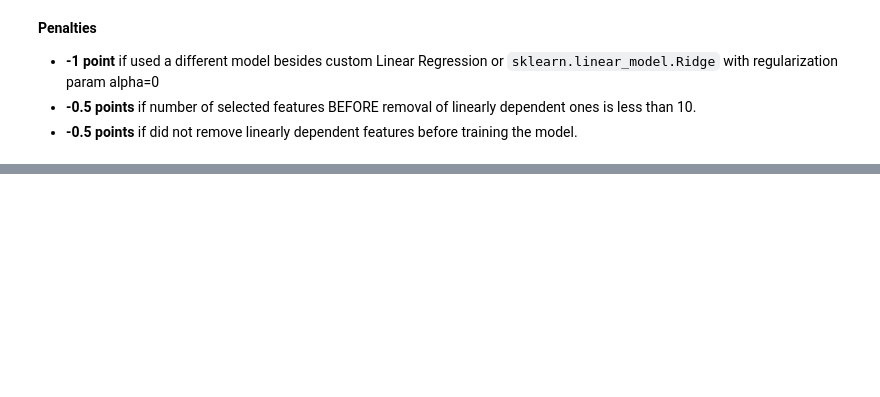
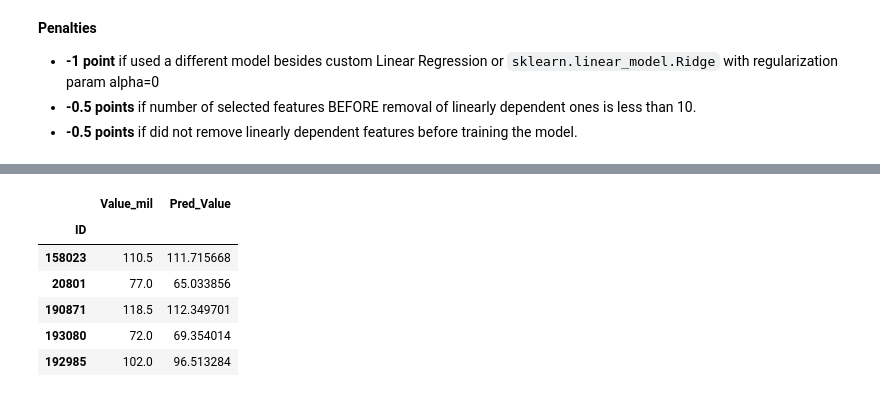
Before and after one commit to palinkapro/RS_School_ML_intro_p_1, a Jupyter notebook: 2_Linear_regression/palinkapro_rs_2lr.ipynb, the cells around one changed output, grey strips where cells are left out. Drawn from its saved outputs; the diff is of its cells as text; code cells hidden in the pictures; blank space fills up the shorter version.

```diff
--- a/2_Linear_regression/palinkapro_seminar_and_homework-Copy1.ipynb
+++ b/2_Linear_regression/palinkapro_rs_2lr.ipynb
@@ -481,3 +509 @@ Curve                       0.287235
 Name: Value_mil, dtype: float64
-# %%
-feat = corr_target.head(15).index.values
@@ -567,0 +569,12 @@ w_0 = -31.14105651690396, w_1, w_2, w_3, w_4, w_5 = [0.50621732]
+# %%
+data['Pred_Value'] = lr.predict(data[features].values)
+# %%
+data[['Value_mil', 'Pred_Value']].head()
+# %% [output]
+|  | Value_mil | Pred_Value |
+| ID |  |  |
+| 158023 | 110.5 | 111.715668 |
+| 20801 | 77.0 | 65.033856 |
+| 190871 | 118.5 | 112.349701 |
+| 193080 | 72.0 | 69.354014 |
+| 192985 | 102.0 | 96.513284 |
```
Also changed, not shown: parts of 30 cells of this notebook, 1 other file.
